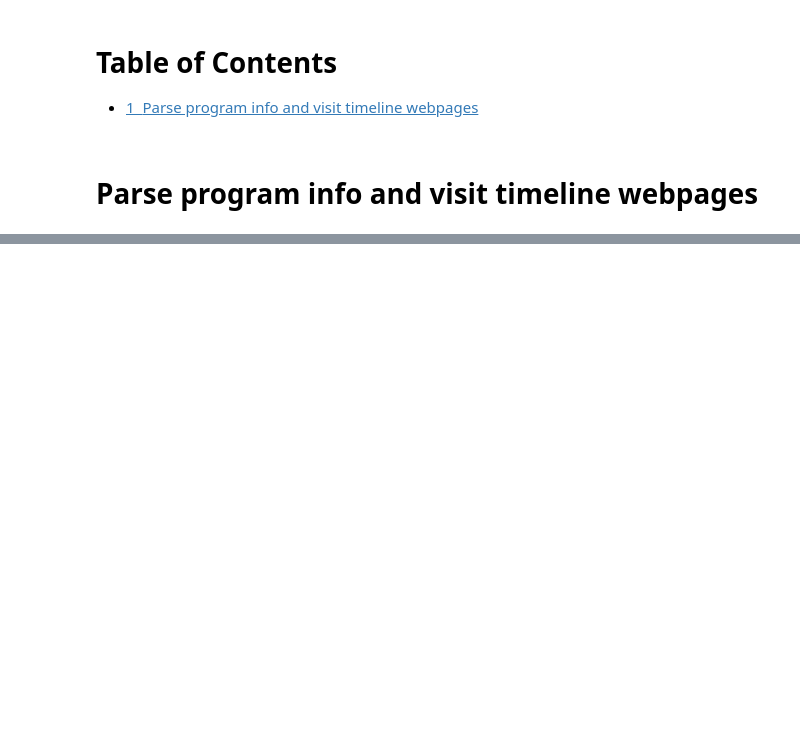
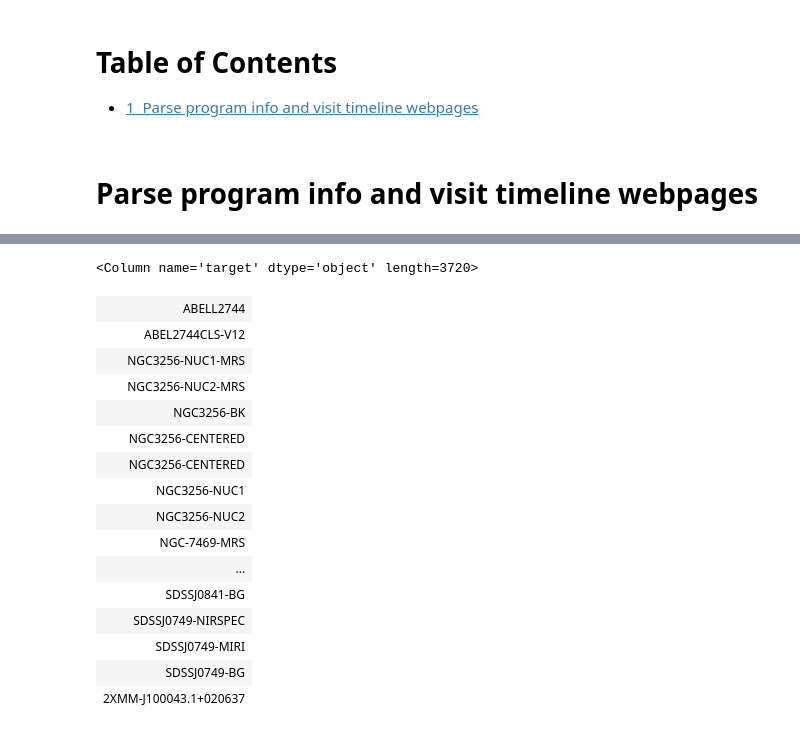
Before and after one commit to gbrammer/jwst_EERS, a Jupyter notebook: lrp-calendar.ipynb, the cells around one changed output, grey strips where cells are left out. Drawn from its saved outputs; the diff is of its cells as text; code cells hidden in the pictures; blank space fills up the shorter version.

Commit message:
all programs

```diff
--- a/lrp-calendar.ipynb
+++ b/lrp-calendar.ipynb
@@ -80,6 +80,7 @@ meta = program_info(proposal_id=1567)
 # %%
 from grizli import utils
 import astropy.units as u
+import astropy.time
 
 def show_window(v, meta):
 
@@ -104,6 +105,9 @@ def show_window(v, meta):
               'nirspec':utils.MPL_COLORS['orange'],
               'miri':utils.MPL_COLORS['r'],
               'nircam':utils.MPL_COLORS['g']}
+
+    if inst not in colors:
+        colors[inst] = '0.5'
 
     fig, ax = plt.subplots(1,1,figsize=(8,0.4))
 
@@ -307,22 +365,42 @@ tab['proposal_id'] = [f'<a href="https://www.stsci.edu/cgi-bin/get-proposal-info
 prop = []
 for p in tab['proptime']:
     if p > 0:
-        prop.append(f'<p style="color:red;"> {p} </p>')
+        prop.append(f'<p style="color:red;"> {p:.0f} </p>')
     else:
-        prop.append(f'<p style="color:green;"> {p} </p>')
+        prop.append(f'<p style="color:green;"> {p:.0f} </p>')
 
 tab['proptime'] = prop
 
-tab.rename_column('proposal_id','prog')
-tab.rename_column('proptime','prop')
+targ = []
+for t in tab['target']:
+    if isinstance(t, list):
+        targ.append('; '.join(t))
+    else:
+        targ.append(t)
+
+tab['target'] = targ
+
+tab.rename_column('proposal_id','ProgID')
+tab.rename_column('proptime','Prop')
 tab.rename_column('pi','PI')
-tab.rename_column('title','Proposal_Title')
+tab.rename_column('title','Full_Proposal_Title')
+tab.rename_column('allocation', 'Total')
+tab.rename_column('hours', 'Hours')
 
-tab.write_sortable_html('timeline.html', localhost=False, max_lines=10000) #, filter_columns=['prop'])
+tab['Prop'].description = 'Proprietary time, months'
+tab['Hours'].description = 'Visit duration'
+tab['Total'].description = 'Total program allocation, hours'
+tab['win_start'].description = 'Beginning of LRP scheduling window'
+tab['win_end'].description = 'End of LRP scheduling window'
 
-with open('timeline.html') as fp:
+tab.rename_column('observation','Obs')
+
+tab.write_sortable_html('full_timeline.html', use_json=True,
+                        localhost=False, max_lines=10000, filter_columns=['Total', 'Prop','Hours','win_start','win_end'])
+
+with open('full_timeline.html') as fp:
     lines = fp.readlines()
 #
 lines.insert(-3, f'<p style="font-size:x-small;"> Generated {astropy.time.Time.now().iso} by {os.getlogin()} with <a href="./lrp-calendar.ipynb">lrp-calendar.ipynb</a> </p>\n')
-with open('timeline.html','w') as fp:
+with open('full_timeline.html','w') as fp:
     fp.writelines(lines)
@@ -334,0 +411,20 @@ len(tab)
+# %%
+tab['target']
+# %% [output]
+<Column name='target' dtype='object' length=3720>
+| ABELL2744 |
+| ABEL2744CLS-V12 |
+| NGC3256-NUC1-MRS |
+| NGC3256-NUC2-MRS |
+| NGC3256-BK |
+| NGC3256-CENTERED |
+| NGC3256-CENTERED |
+| NGC3256-NUC1 |
+| NGC3256-NUC2 |
+| NGC-7469-MRS |
+| ... |
+| SDSSJ0841-BG |
+| SDSSJ0749-NIRSPEC |
+| SDSSJ0749-MIRI |
+| SDSSJ0749-BG |
+| 2XMM-J100043.1+020637 |
```
Also changed, not shown: parts of 6 cells of this notebook.
